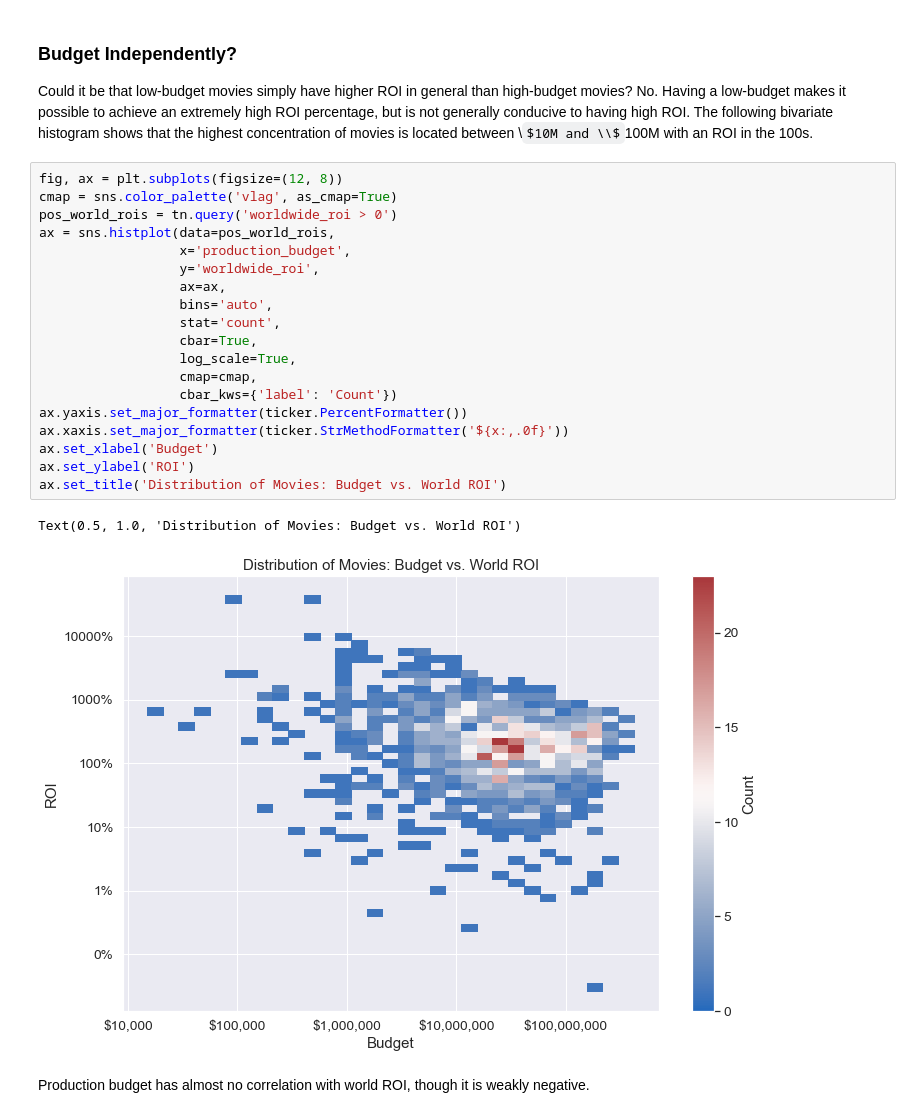
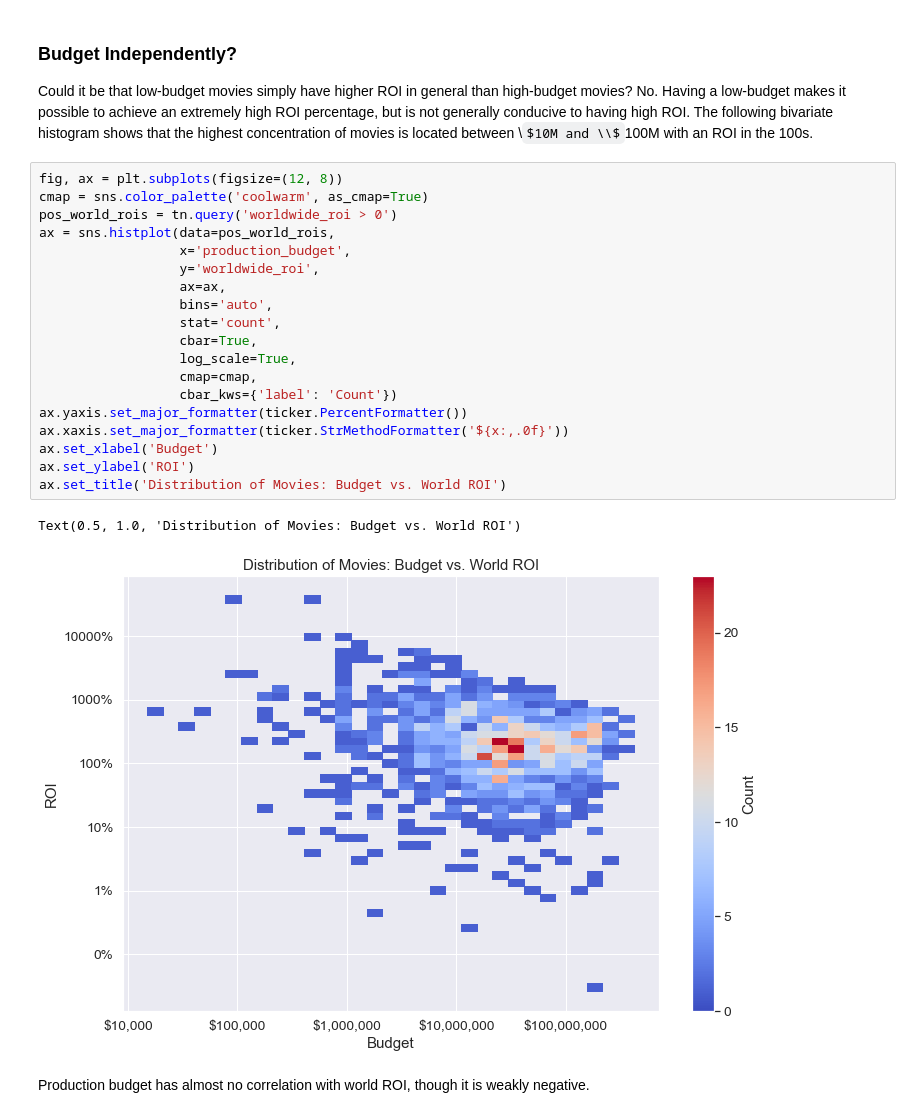
Before and after one commit to ndgigliotti/dsc-phase-1-project, a Jupyter notebook: genre_profitability.ipynb, the cells around one changed output. Saved outputs shown, nothing was run; the diff lists cells and outputs as text; some formulas as TeX source.

```diff
--- a/genre_profitability.ipynb
+++ b/genre_profitability.ipynb
@@ -699,26 +710,26 @@ array([<AxesSubplot:title={'center':'Mid-Low Budget\n\\$10,000,000 to \\$28,000,
 Could it be that low-budget movies simply have higher ROI in general than high-budget movies? No. Having a low-budget makes it possible to achieve an extremely high ROI percentage, but is not generally conducive to having high ROI. The following bivariate histogram shows that the highest concentration of movies is located between \\$10M and \\$100M with an ROI in the 100s.
 # %%
 fig, ax = plt.subplots(figsize=(12, 8))
-cmap = sns.color_palette('vlag', as_cmap=True)
+cmap = sns.color_palette('coolwarm', as_cmap=True)
 pos_world_rois = tn.query('worldwide_roi > 0')
 ax = sns.histplot(data=pos_world_rois,
                   x='production_budget',
                   y='worldwide_roi',
                   ax=ax,
                   bins='auto',
                   stat='count',
                   cbar=True,
                   log_scale=True,
                   cmap=cmap,
                   cbar_kws={'label': 'Count'})
 ax.yaxis.set_major_formatter(ticker.PercentFormatter())
 ax.xaxis.set_major_formatter(ticker.StrMethodFormatter('${x:,.0f}'))
 ax.set_xlabel('Budget')
 ax.set_ylabel('ROI')
 ax.set_title('Distribution of Movies: Budget vs. World ROI')
 # %% [output]
 Text(0.5, 1.0, 'Distribution of Movies: Budget vs. World ROI')
-[figure, old version]
+[figure, new version]
 # %% [markdown]
 Production budget has almost no correlation with world ROI,
 though it is weakly negative.
```
Also changed, not shown: parts of 7 cells of this notebook.
